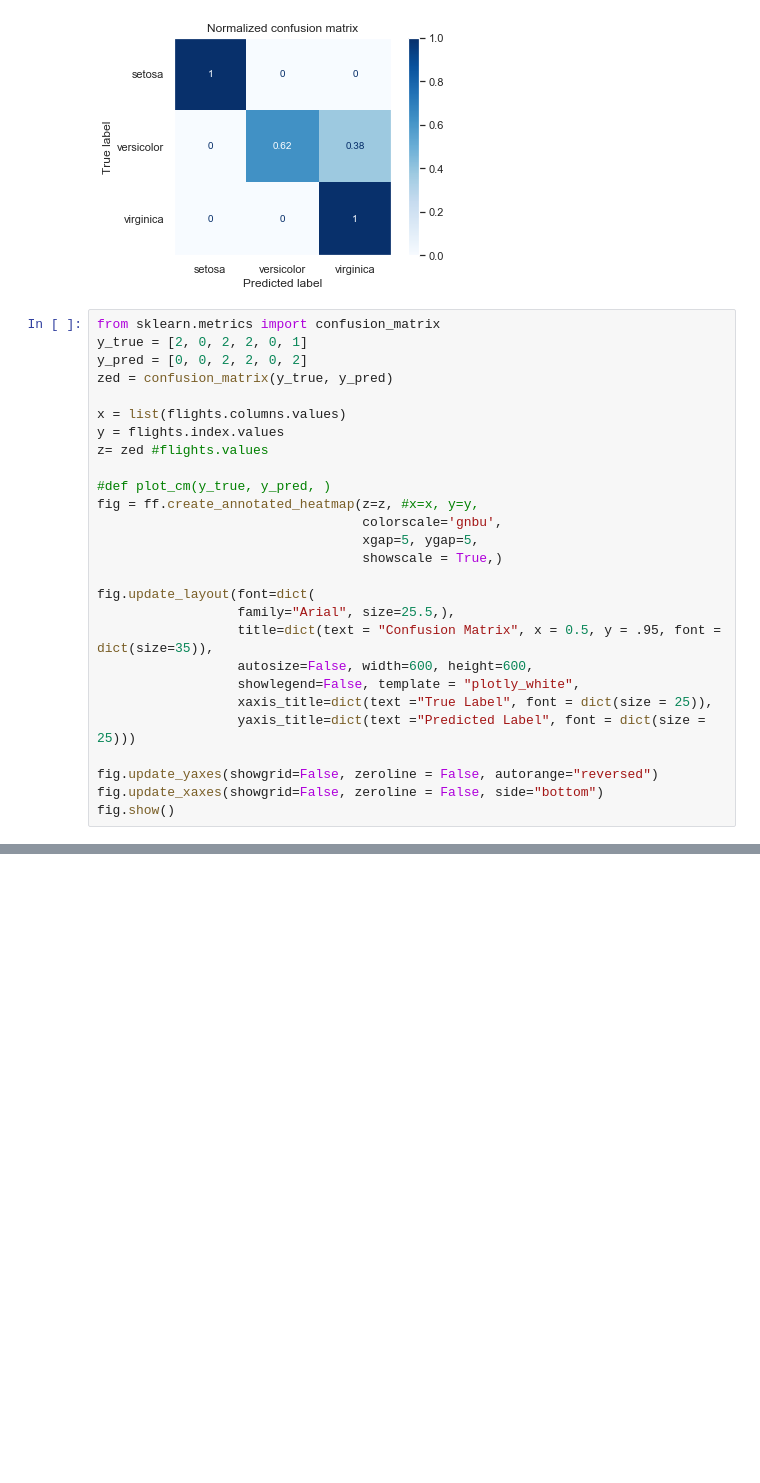
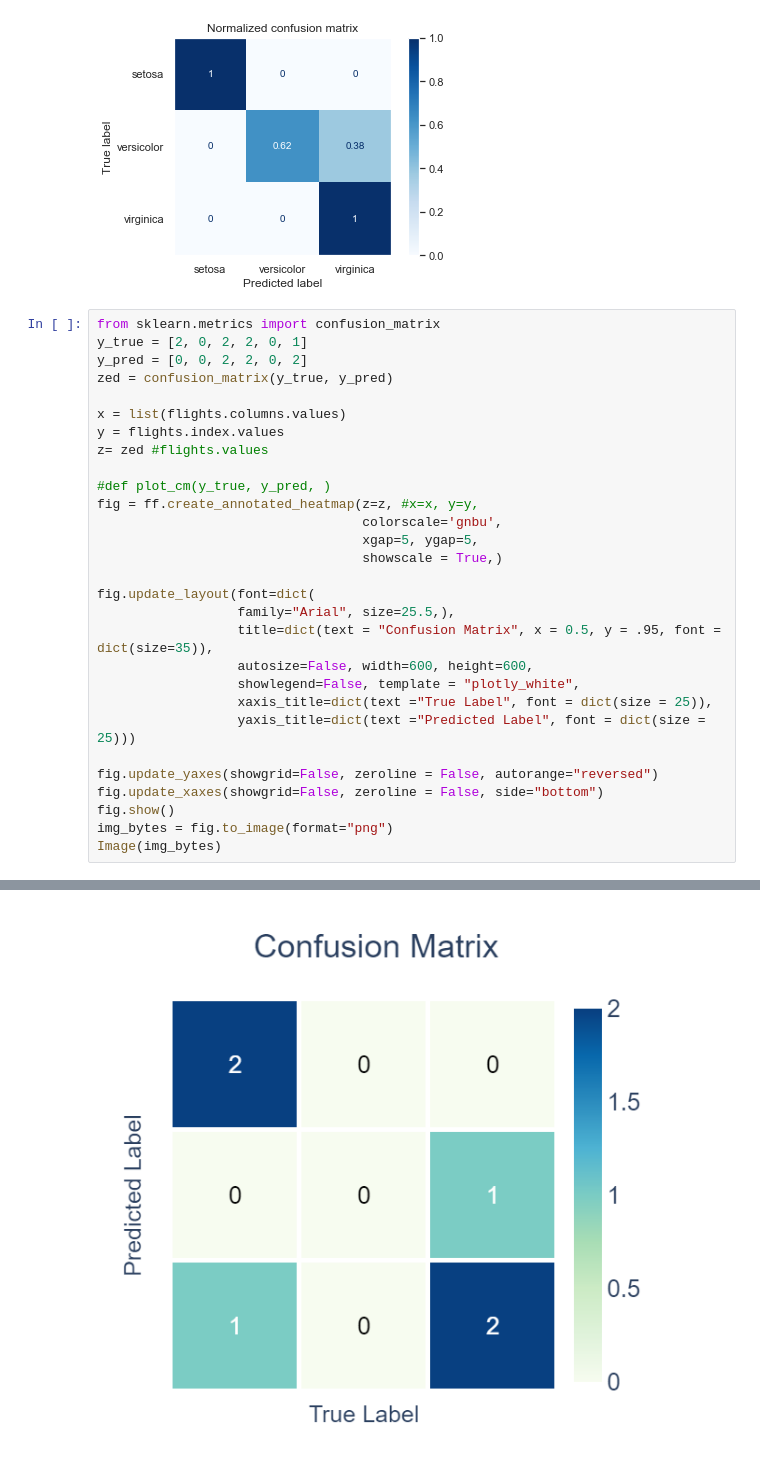
Before and after one commit to abdinourkadi/playground, a Jupyter notebook: visualization/cm_replicate.ipynb, the cells around one changed output, grey strips where cells are left out. Saved outputs shown, nothing was run; the diff lists cells and outputs as text; blank space fills up the shorter version.

```diff
--- a/visualization/cm_replicate.ipynb
+++ b/visualization/cm_replicate.ipynb
@@ -92,29 +98,32 @@ Normalized confusion matrix
 # %%
 from sklearn.metrics import confusion_matrix
 y_true = [2, 0, 2, 2, 0, 1]
 y_pred = [0, 0, 2, 2, 0, 2]
 zed = confusion_matrix(y_true, y_pred)
 
 x = list(flights.columns.values)
 y = flights.index.values
 z= zed #flights.values
 
 #def plot_cm(y_true, y_pred, )
 fig = ff.create_annotated_heatmap(z=z, #x=x, y=y,
                                   colorscale='gnbu',
                                   xgap=5, ygap=5,
                                   showscale = True,)
 
 fig.update_layout(font=dict(
                   family="Arial", size=25.5,),
                   title=dict(text = "Confusion Matrix", x = 0.5, y = .95, font = dict(size=35)),
                   autosize=False, width=600, height=600,
                   showlegend=False, template = "plotly_white",
                   xaxis_title=dict(text ="True Label", font = dict(size = 25)),
                   yaxis_title=dict(text ="Predicted Label", font = dict(size = 25)))
 
 fig.update_yaxes(showgrid=False, zeroline = False, autorange="reversed")
 fig.update_xaxes(showgrid=False, zeroline = False, side="bottom")
 fig.show()
+img_bytes = fig.to_image(format="png")
+Image(img_bytes)
 # %% [output]
 [interactive output not drawn]
+[figure, added]
```
Also changed, not shown: parts of 1 cell of this notebook.
